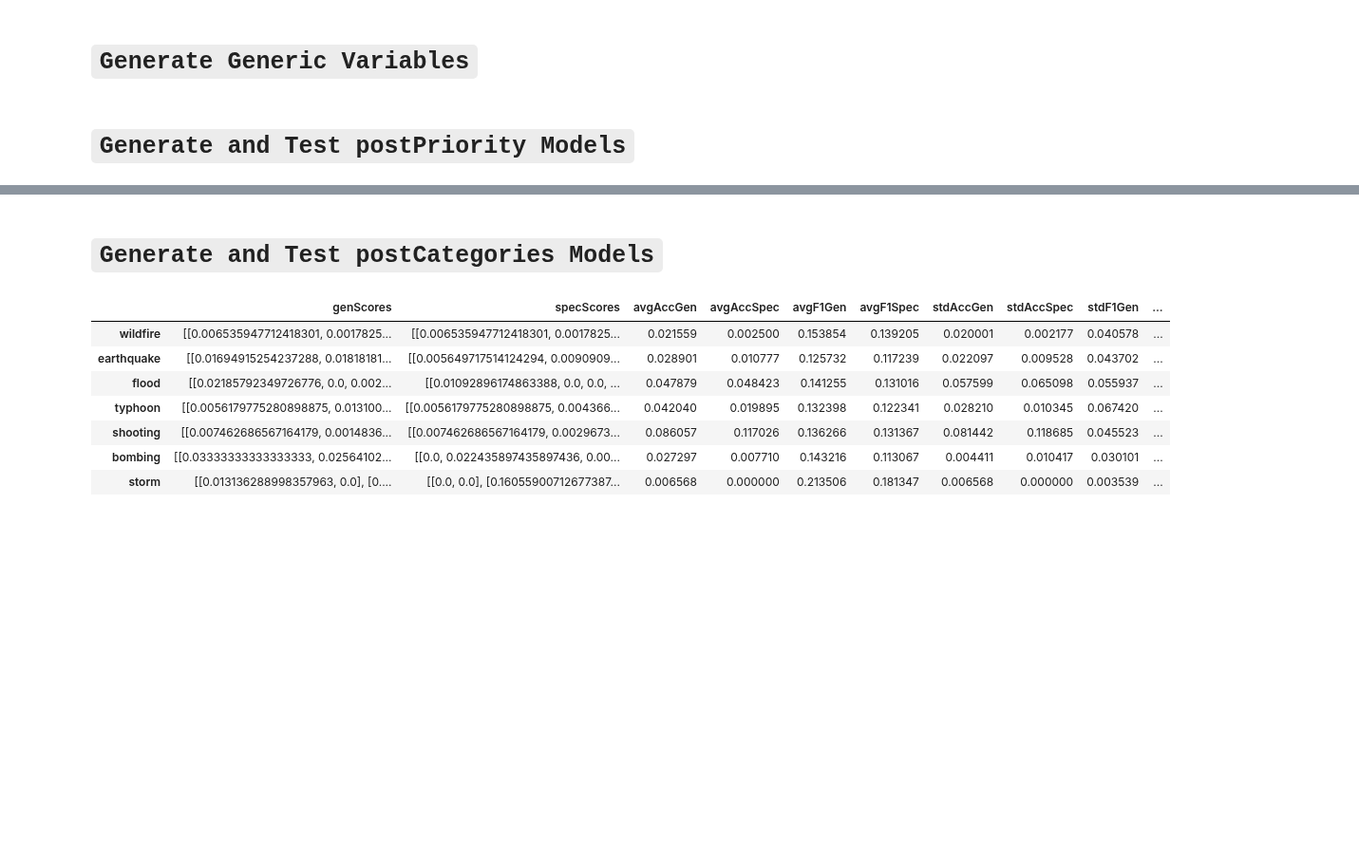
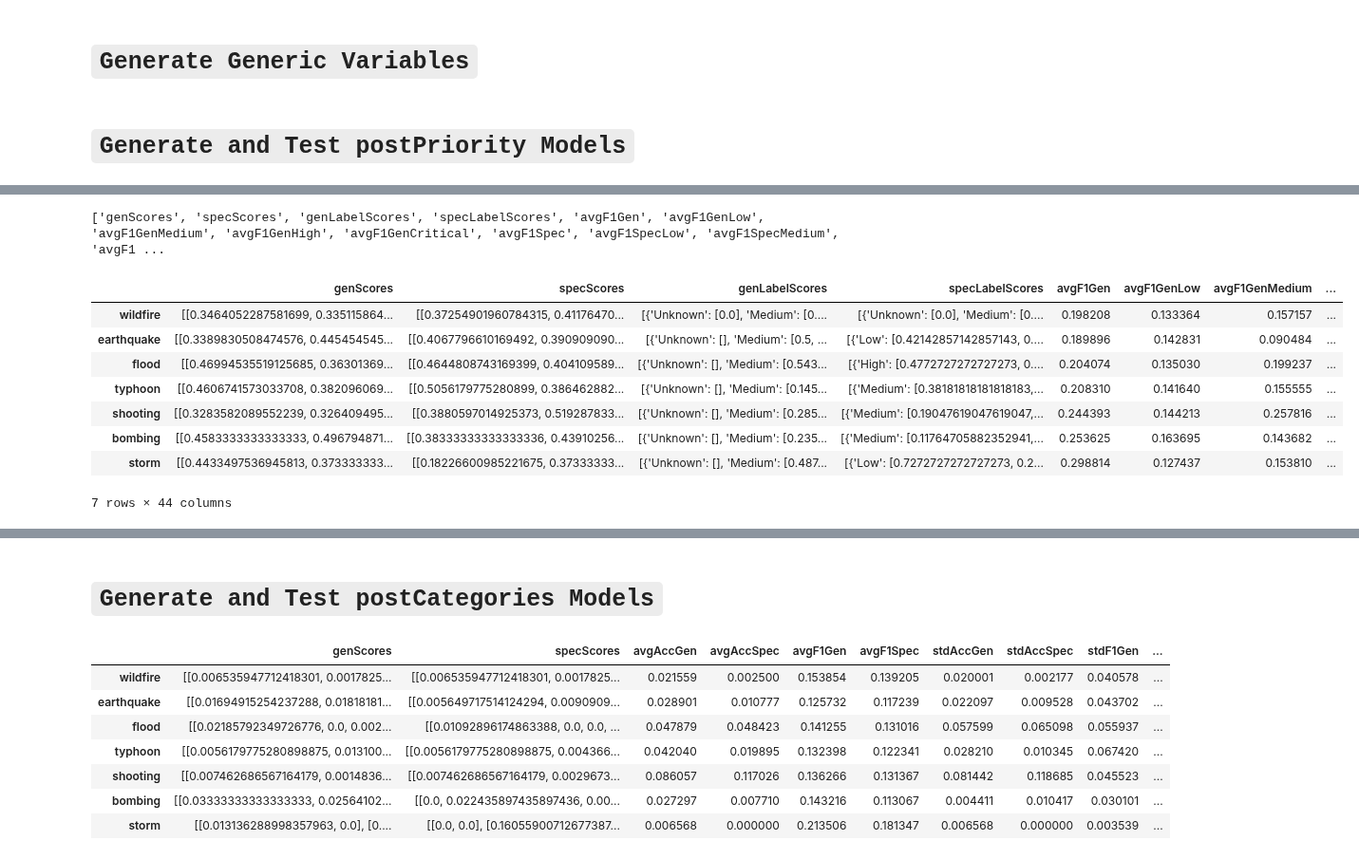
Before and after one commit to acpedersen/REU-2021, a Jupyter notebook: train-models.ipynb, the cells around one changed output, grey strips where cells are left out. Shown at 95% size. Drawn from its saved outputs; the diff is of its cells as text; code cells hidden in the pictures; blank space fills up the shorter version.

```diff
--- a/train-models.ipynb
+++ b/train-models.ipynb
@@ -27,7 +28,7 @@ from gensim.downloader import base_dir
 import random
 # %%
 #Dataframe  generated in analye-data.ipynb
-df = pd.read_json("Preprocessed_labelled.json", orient='records',lines=True)
+df = pd.read_json("Trec_data/Preprocessed_labelled.json", orient='records', lines=True)
 df
 # %% [output]
 |  | eventID | eventType | postID | postCategories | postPriority | text | entities | extended_entities | ... |
@@ -160,20 +189,3 @@ for event in tqdm(eventTypes, position=0, desc='Events'):
     eventDF = df.loc[df['eventType']==event]
     genPrioScores[event] = generate_scores_by_event(df, event, features, prioLabel, prioModel)
     specPrioScores[event] = generate_scores_by_event(eventDF, event, features, prioLabel, prioModel)
-# %%
-#Store prio scores in readable format
-prioScoreDf = pd.DataFrame(columns=['genScores', 'specScores',
-                                    'avgAccGen', 'avgAccSpec', 'avgF1Gen', 'avgF1Spec',
-                                    'stdAccGen', 'stdAccSpec', 'stdF1Gen', 'stdF1Spec'])
-for event in eventTypes:
-    row = pd.Series(
-        {
-            'genScores': genPrioScores[event], 'specScores': specPrioScores[event],
-            'avgAccGen': np.mean(genPrioScores[event][0]), 'avgAccSpec': np.mean(specPrioScores[event][0]),
-            'avgF1Gen': np.mean(genPrioScores[event][1]), 'avgF1Spec': np.mean(specPrioScores[event][1]),
-            'stdAccGen': np.std(genPrioScores[event][0]), 'stdAccSpec': np.std(specPrioScores[event][0]),
-            'stdF1Gen': np.std(genPrioScores[event][1]), 'stdF1Spec': np.std(specPrioScores[event][1])
-        }, name=event)
-    prioScoreDf = prioScoreDf.append(row)
-
-prioScoreDf
@@ -189,2 +192,58 @@ prioScoreDf
+# %%
+#Store prio scores in readable format
+labels = ['Low', 'Medium', 'High', 'Critical']
+
+prioScoreDf = pd.DataFrame()#columns=cols)
+for event in eventTypes:
+    row = pd.Series(
+        {
+            'genScores': genPrioScores[event][0:1], 'specScores': specPrioScores[event][0:1],
+            'genLabelScores': genPrioScores[event][2:3], 'specLabelScores': specPrioScores[event][2:3],
+            'avgAccGen': np.mean(genPrioScores[event][0]), 'avgAccSpec': np.mean(specPrioScores[event][0]),
+            'avgF1Gen': np.mean(genPrioScores[event][1]), 'avgF1Spec': np.mean(specPrioScores[event][1]),
+            'semAccGen': stats.sem(genPrioScores[event][0]), 'semAccSpec': stats.sem(specPrioScores[event][0]),
+            'semF1Gen': stats.sem(genPrioScores[event][1]), 'semF1Spec': stats.sem(specPrioScores[event][1])
+        }, name=event)
+    #Add label specific columns
+    for label in labels:
+        if label in genPrioScores[event][2] and label in specPrioScores[event][2]:
+            labelCol = pd.Series(
+                {
+                    'avgAccGen' + label: np.mean(genPrioScores[event][2][label]), 'avgAccSpec' + label: np.mean(specPrioScores[event][2][label]),
+                    'avgF1Gen' + label: np.mean(genPrioScores[event][3][label]), 'avgF1Spec' + label: np.mean(specPrioScores[event][3][label]),
+                    'semAccGen' + label: stats.sem(genPrioScores[event][2][label]), 'semAccSpec' + label: stats.sem(specPrioScores[event][2][label]),
+                    'semF1Gen' + label: stats.sem(genPrioScores[event][3][label]), 'semF1Spec' + label: stats.sem(specPrioScores[event][3][label])
+                })
+            row = row.append(labelCol)
+    row.name = event
+    prioScoreDf = prioScoreDf.append(row)
+
+#Reorder for easy readability
+cols = ['genScores', 'specScores', 'genLabelScores', 'specLabelScores']
+scoreTypes = ['F1', 'Acc']
+accumTypes = ['avg', 'sem']
+testTypes = ['Gen', 'Spec']
+
+for score in scoreTypes:
+    for accum in accumTypes:
+        for test in testTypes:
+            cols.append(accum+score+test)
+            for label in labels:
+                cols.append(accum+score+test+label)
+
+print(cols)
+prioScoreDf = prioScoreDf[cols]
+prioScoreDf
+# %% [output]
+['genScores', 'specScores', 'genLabelScores', 'specLabelScores', 'avgF1Gen', 'avgF1GenLow', 'avgF1GenMedium', 'avgF1GenHigh', 'avgF1GenCritical', 'avgF1Spec', 'avgF1SpecLow', 'avgF1SpecMedium', 'avgF1 ...
+|  | genScores | specScores | genLabelScores | specLabelScores | avgF1Gen | avgF1GenLow | avgF1GenMedium | ... |
+| wildfire | [[0.3464052287581699, 0.335115864... | [[0.37254901960784315, 0.41176470... | [{'Unknown': [0.0], 'Medium': [0.... | [{'Unknown': [0.0], 'Medium': [0.... | 0.198208 | 0.133364 | 0.157157 | ... |
+| earthquake | [[0.3389830508474576, 0.445454545... | [[0.4067796610169492, 0.390909090... | [{'Unknown': [], 'Medium': [0.5, ... | [{'Low': [0.42142857142857143, 0.... | 0.189896 | 0.142831 | 0.090484 | ... |
+| flood | [[0.46994535519125685, 0.36301369... | [[0.4644808743169399, 0.404109589... | [{'Unknown': [], 'Medium': [0.543... | [{'High': [0.4772727272727273, 0.... | 0.204074 | 0.135030 | 0.199237 | ... |
+| typhoon | [[0.4606741573033708, 0.382096069... | [[0.5056179775280899, 0.386462882... | [{'Unknown': [], 'Medium': [0.145... | [{'Medium': [0.38181818181818183,... | 0.208310 | 0.141640 | 0.155555 | ... |
+| shooting | [[0.3283582089552239, 0.326409495... | [[0.3880597014925373, 0.519287833... | [{'Unknown': [], 'Medium': [0.285... | [{'Medium': [0.19047619047619047,... | 0.244393 | 0.144213 | 0.257816 | ... |
+| bombing | [[0.4583333333333333, 0.496794871... | [[0.38333333333333336, 0.43910256... | [{'Unknown': [], 'Medium': [0.235... | [{'Medium': [0.11764705882352941,... | 0.253625 | 0.163695 | 0.143682 | ... |
+| storm | [[0.4433497536945813, 0.373333333... | [[0.18226600985221675, 0.37333333... | [{'Unknown': [], 'Medium': [0.487... | [{'Low': [0.7272727272727273, 0.2... | 0.298814 | 0.127437 | 0.153810 | ... |
+7 rows × 44 columns
 # %%
 #Save prio scores
```
Also changed, not shown: parts of 8 cells of this notebook.
